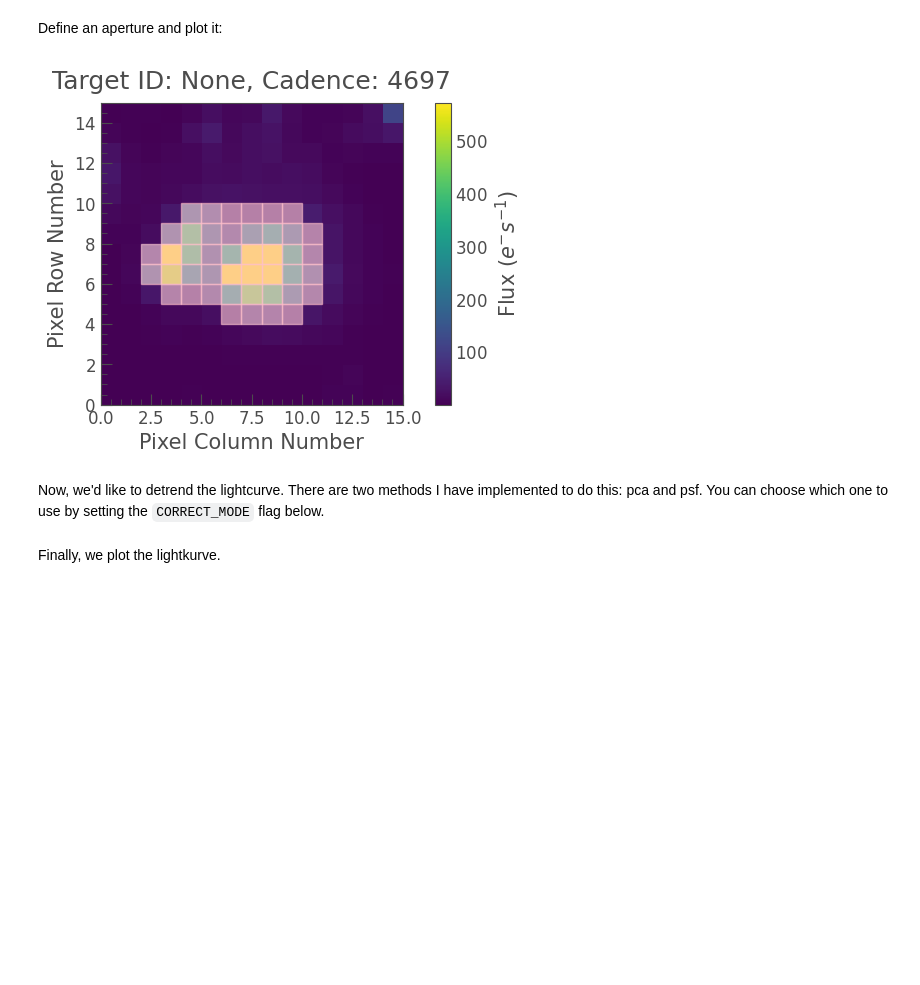
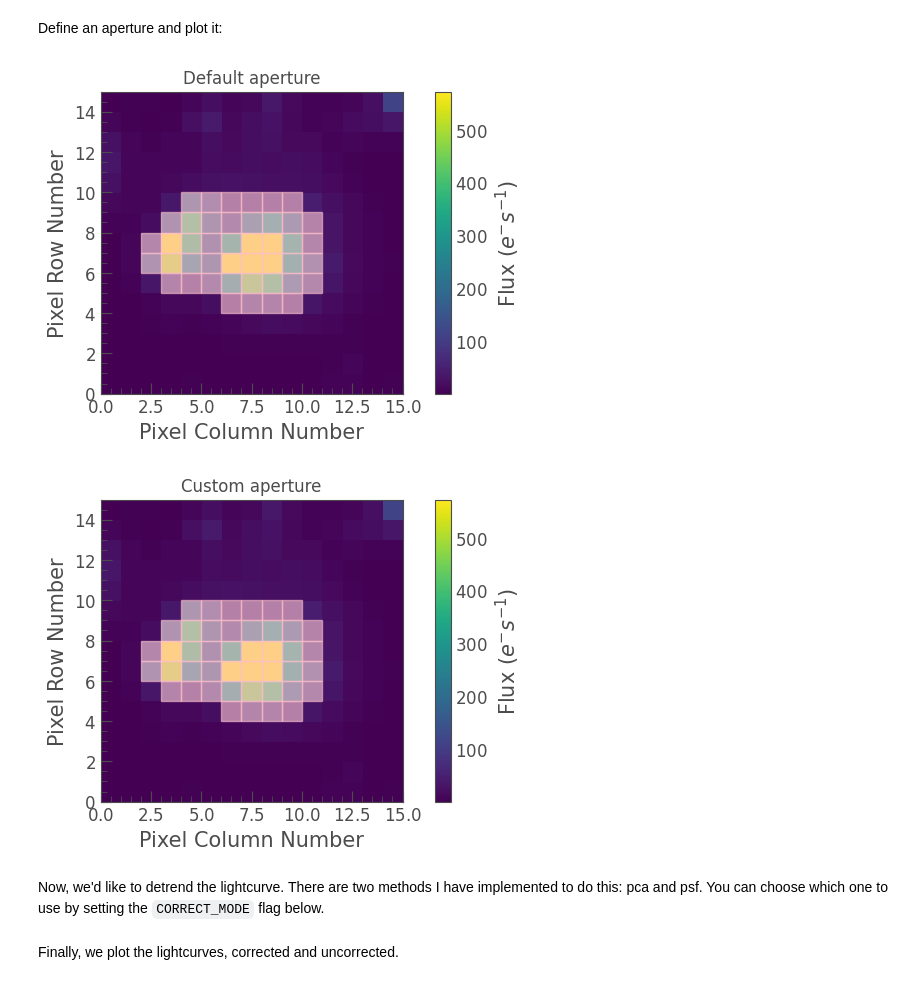
Before and after one commit to JackDinsmore/photometry-age-dating, a Jupyter notebook: detrending-eleanor.ipynb, the cells around one changed output. Cells and saved outputs as stored; diff of their text form; code cells hidden in the pictures; blank space fills up the shorter version.

```diff
--- a/detrending-eleanor.ipynb
+++ b/detrending-eleanor.ipynb
@@ -6,7 +8,7 @@ We would like to use `lightkurve` detrending procedures on `eleanor`-generated l
 import os
 
 EXOPLANET = "WASP-100"
-FITS_NAME = EXOPLANET+"-raw.fits"
+FITS_NAME = EXOPLANET+"-raw"
 FITS_PATH = os.getcwd() # This is kinda cheap and doesn't always work.
     # If it fails, replace it with the path of the directory that contains this notebook.
 # %% [markdown]
@@ -180,4 +200,5 @@ Load the target pixel file:
 # %%
-tpf = lk.targetpixelfile.TessTargetPixelFile(FITS_PATH+'/'+FITS_NAME)
+tpfDefault = lk.targetpixelfile.TessTargetPixelFile(FITS_PATH+'/'+FITS_NAME+"default.fits")
+tpfCustom = lk.targetpixelfile.TessTargetPixelFile(FITS_PATH+'/'+FITS_NAME+"custom.fits")
 # %% [output]
 Warning: 21% (273/1282) of the cadences will be ignored due to the quality mask (quality_bitmask=175).
@@ -184,10 +206,16 @@ Warning: 21% (273/1282) of the cadences will be ignored due to the quality mask
 # %% [markdown]
 Define an aperture and plot it:
-# %%
-aper = tpf.create_threshold_mask()
-tpf.plot(aperture_mask=aper);
-# %% [output]
-[figure, removed]
+# %%
+aperDefault = tpfDefault.create_threshold_mask()
+p = tpfDefault.plot(aperture_mask=aperDefault);
+p.set_title("Default aperture");
+
+aperCustom = tpfCustom.create_threshold_mask()
+p = tpfCustom.plot(aperture_mask=aperCustom);
+p.set_title("Custom aperture");
+# %% [output]
+[figure, added]
+[figure, added]
 # %% [markdown]
 Now, we'd like to detrend the lightcurve. There are two methods I have implemented to do this: pca and psf. You can choose which one to use by setting the `CORRECT_MODE` flag below.
 # %%
@@ -212,2 +240,2 @@ if CORRECT_MODE == "pld":# Don't know what this is, but I think it's similar to
 # %% [markdown]
-Finally, we plot the lightkurve.
+Finally, we plot the lightcurves, corrected and uncorrected.
```
Also changed, not shown: parts of 14 cells of this notebook.
